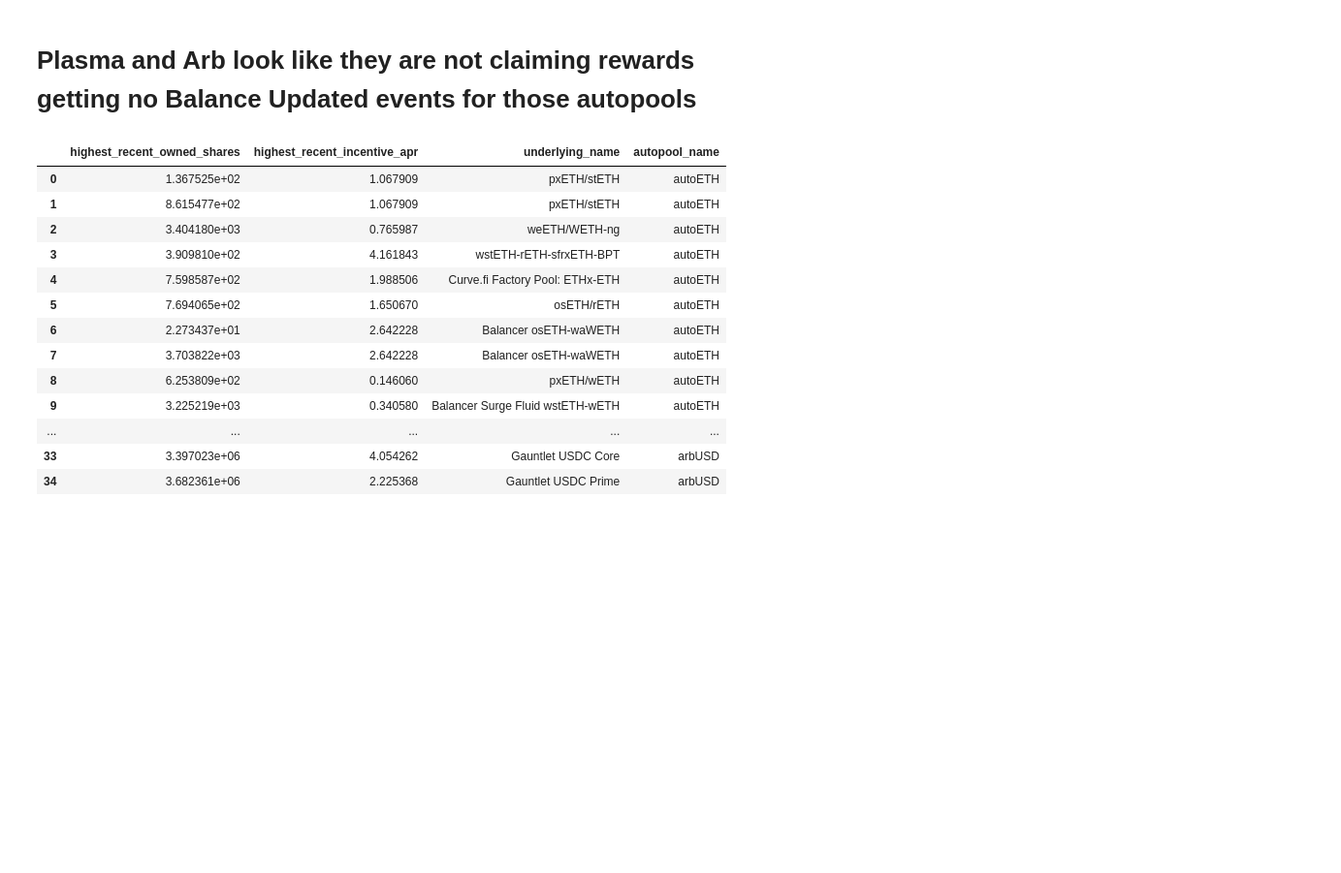
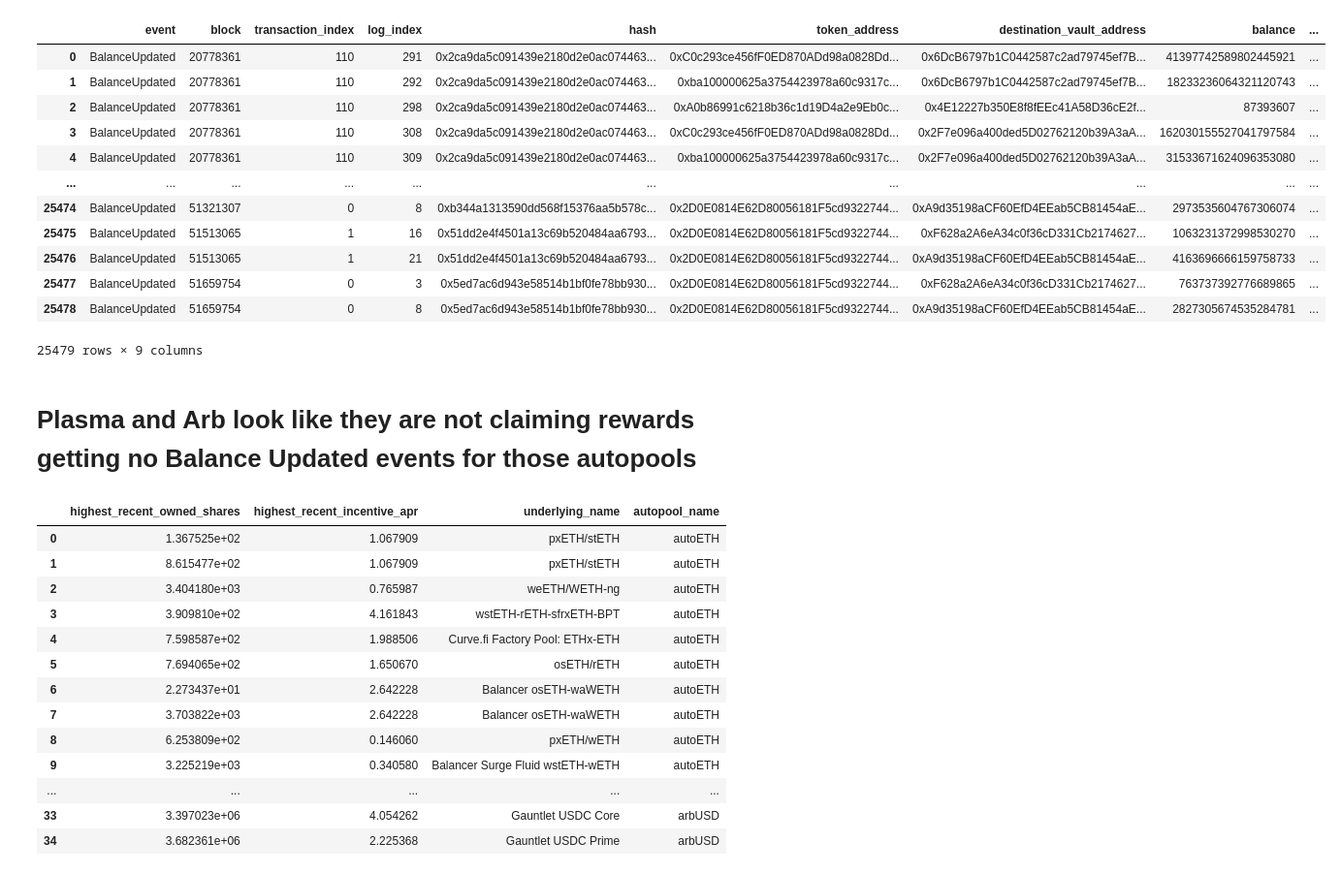
Before and after one commit to Tokemak/v2-rebalance-dashboard, a Jupyter notebook: mainnet_launch/slack_messages/recent_vault_claimed_by_autopool.ipynb, the cells around one changed output. Shown at 97% size. Saved outputs shown, nothing was run; the diff lists cells and outputs as text; code cells hidden in the pictures; blank space fills up the shorter version.

```diff
--- a/mainnet_launch/slack_messages/recent_vault_claimed_by_autopool.ipynb
+++ b/mainnet_launch/slack_messages/recent_vault_claimed_by_autopool.ipynb
@@ -154,3 +154,19 @@ Fetched 0 logs for <class 'web3._utils.datatypes.BalanceUpdated'> from 3,985,809
+# %%
+balance_updated_events
+# %% [output]
+|  | event | block | transaction_index | log_index | hash | token_address | destination_vault_address | balance | ... |
+| 0 | BalanceUpdated | 20778361 | 110 | 291 | 0x2ca9da5c091439e2180d2e0ac074463... | 0xC0c293ce456fF0ED870ADd98a0828Dd... | 0x6DcB6797b1C0442587c2ad79745ef7B... | 41397742589802445921 | ... |
+| 1 | BalanceUpdated | 20778361 | 110 | 292 | 0x2ca9da5c091439e2180d2e0ac074463... | 0xba100000625a3754423978a60c9317c... | 0x6DcB6797b1C0442587c2ad79745ef7B... | 18233236064321120743 | ... |
+| 2 | BalanceUpdated | 20778361 | 110 | 298 | 0x2ca9da5c091439e2180d2e0ac074463... | 0xA0b86991c6218b36c1d19D4a2e9Eb0c... | 0x4E12227b350E8f8fEEc41A58D36cE2f... | 87393607 | ... |
+| 3 | BalanceUpdated | 20778361 | 110 | 308 | 0x2ca9da5c091439e2180d2e0ac074463... | 0xC0c293ce456fF0ED870ADd98a0828Dd... | 0x2F7e096a400ded5D02762120b39A3aA... | 162030155527041797584 | ... |
+| 4 | BalanceUpdated | 20778361 | 110 | 309 | 0x2ca9da5c091439e2180d2e0ac074463... | 0xba100000625a3754423978a60c9317c... | 0x2F7e096a400ded5D02762120b39A3aA... | 31533671624096353080 | ... |
+| ... | ... | ... | ... | ... | ... | ... | ... | ... | ... |
+| 25474 | BalanceUpdated | 51321307 | 0 | 8 | 0xb344a1313590dd568f15376aa5b578c... | 0x2D0E0814E62D80056181F5cd9322744... | 0xA9d35198aCF60EfD4EEab5CB81454aE... | 2973535604767306074 | ... |
+| 25475 | BalanceUpdated | 51513065 | 1 | 16 | 0x51dd2e4f4501a13c69b520484aa6793... | 0x2D0E0814E62D80056181F5cd9322744... | 0xF628a2A6eA34c0f36cD331Cb2174627... | 1063231372998530270 | ... |
+| 25476 | BalanceUpdated | 51513065 | 1 | 21 | 0x51dd2e4f4501a13c69b520484aa6793... | 0x2D0E0814E62D80056181F5cd9322744... | 0xA9d35198aCF60EfD4EEab5CB81454aE... | 4163696666159758733 | ... |
+| 25477 | BalanceUpdated | 51659754 | 0 | 3 | 0x5ed7ac6d943e58514b1bf0fe78bb930... | 0x2D0E0814E62D80056181F5cd9322744... | 0xF628a2A6eA34c0f36cD331Cb2174627... | 763737392776689865 | ... |
+| 25478 | BalanceUpdated | 51659754 | 0 | 8 | 0x5ed7ac6d943e58514b1bf0fe78bb930... | 0x2D0E0814E62D80056181F5cd9322744... | 0xA9d35198aCF60EfD4EEab5CB81454aE... | 2827305674535284781 | ... |
+25479 rows × 9 columns
 # %%
 def determine_destinations_that_should_have_some_claims(destination_states, autopool_destination_states):
 
```
Also changed, not shown: parts of 1 cell of this notebook, 8 other files.
